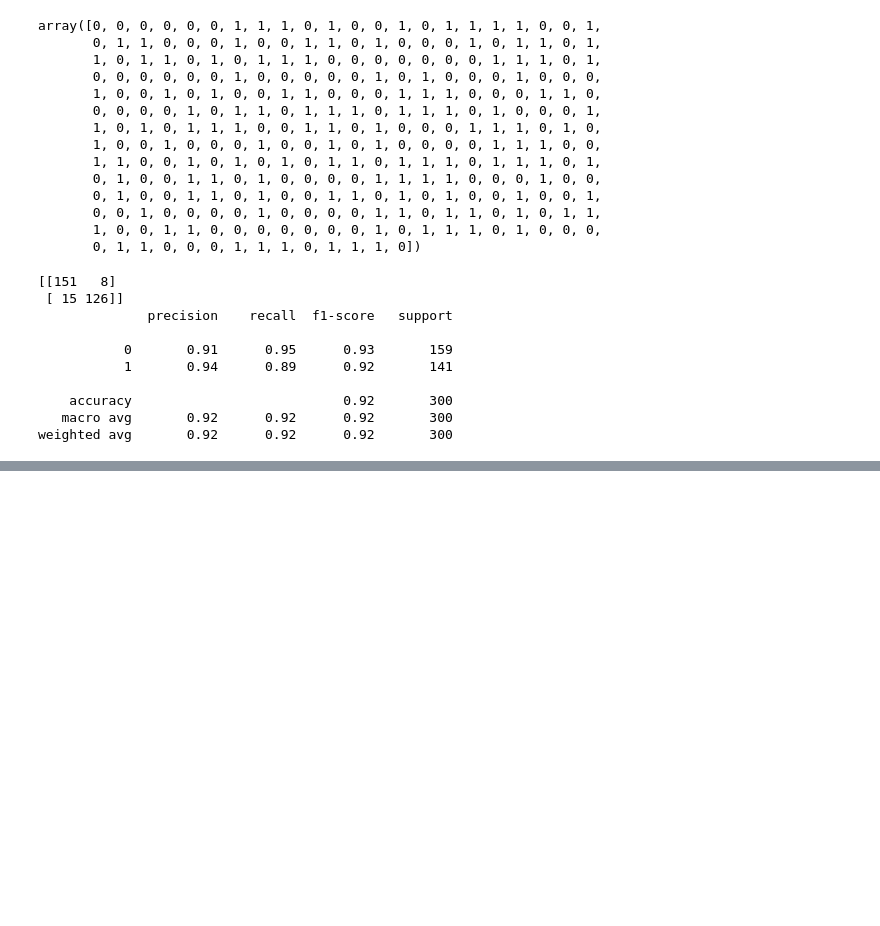
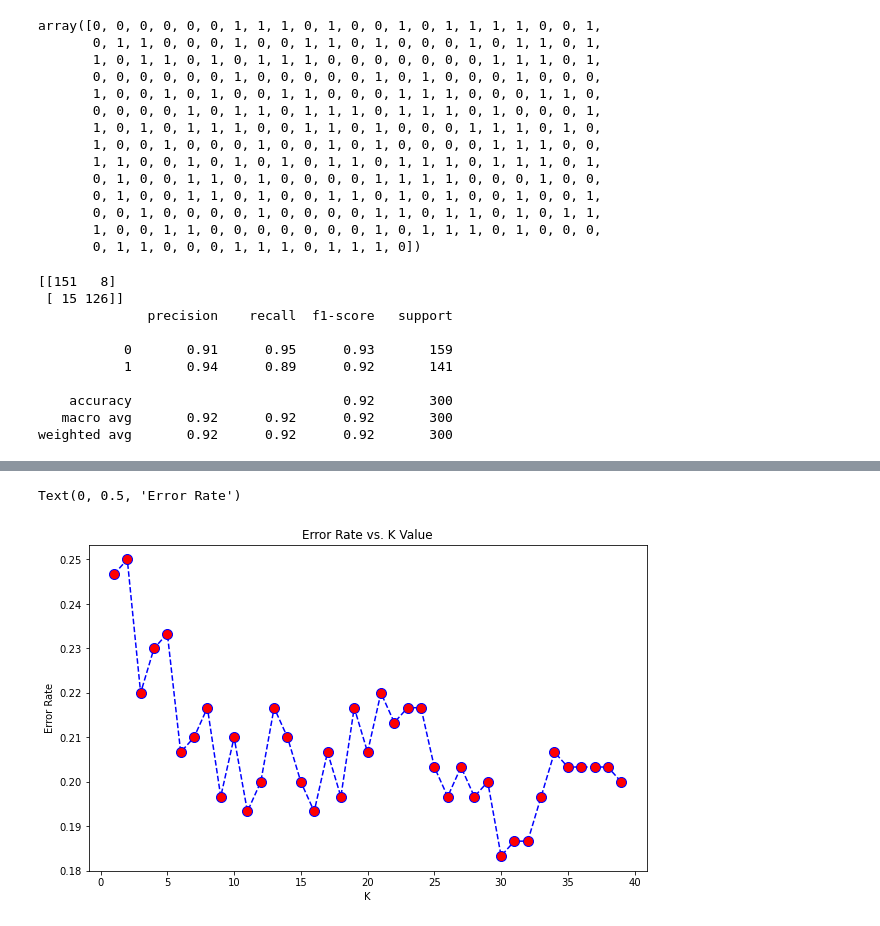
Before and after one commit to OneMogin/project_git, a Jupyter notebook: pythonds_bootcamp/KNN/knn.ipynb, the cells around one changed output, grey strips where cells are left out. Saved outputs shown, nothing was run; the diff lists cells and outputs as text; code cells hidden in the pictures; blank space fills up the shorter version.

```diff
--- a/pythonds_bootcamp/KNN/knn.ipynb
+++ b/pythonds_bootcamp/KNN/knn.ipynb
@@ -111,0 +150,3 @@ for i in range(1,40):
+# %%
+df_sc_feat = pd.DataFrame(scaled_feat, columns=dfproj.columns[:-1])
+df_sc_feat.head()
@@ -111,0 +160,7 @@ for i in range(1,40):
+# %%
+
+
+X_train, X_test, y_train, y_test = train_test_split(df_sc_feat, dfproj['TARGET CLASS'], test_size=0.3)
+# %%
+knn_proj = KNeighborsClassifier()
+knn_proj.fit(X_train, y_train)
@@ -111,0 +187,18 @@ for i in range(1,40):
+# %%
+error_rate = []
+
+for i in range(1,40):
+    knn = KNeighborsClassifier(n_neighbors=i)
+    knn.fit(X_train, y_train)
+    pred_i = knn.predict(X_test)
+    error_rate.append(np.mean(pred_i != y_test))
+# %%
+plt.figure(figsize=(10,6))
+plt.plot(range(1,40),error_rate,color='blue', linestyle='dashed', marker='o',
+         markerfacecolor='red', markersize=10)
+plt.title('Error Rate vs. K Value')
+plt.xlabel('K')
+plt.ylabel('Error Rate')
+# %% [output]
+Text(0, 0.5, 'Error Rate')
+[figure, added]
```
Also changed, not shown: parts of 14 cells of this notebook, 1 other file.
